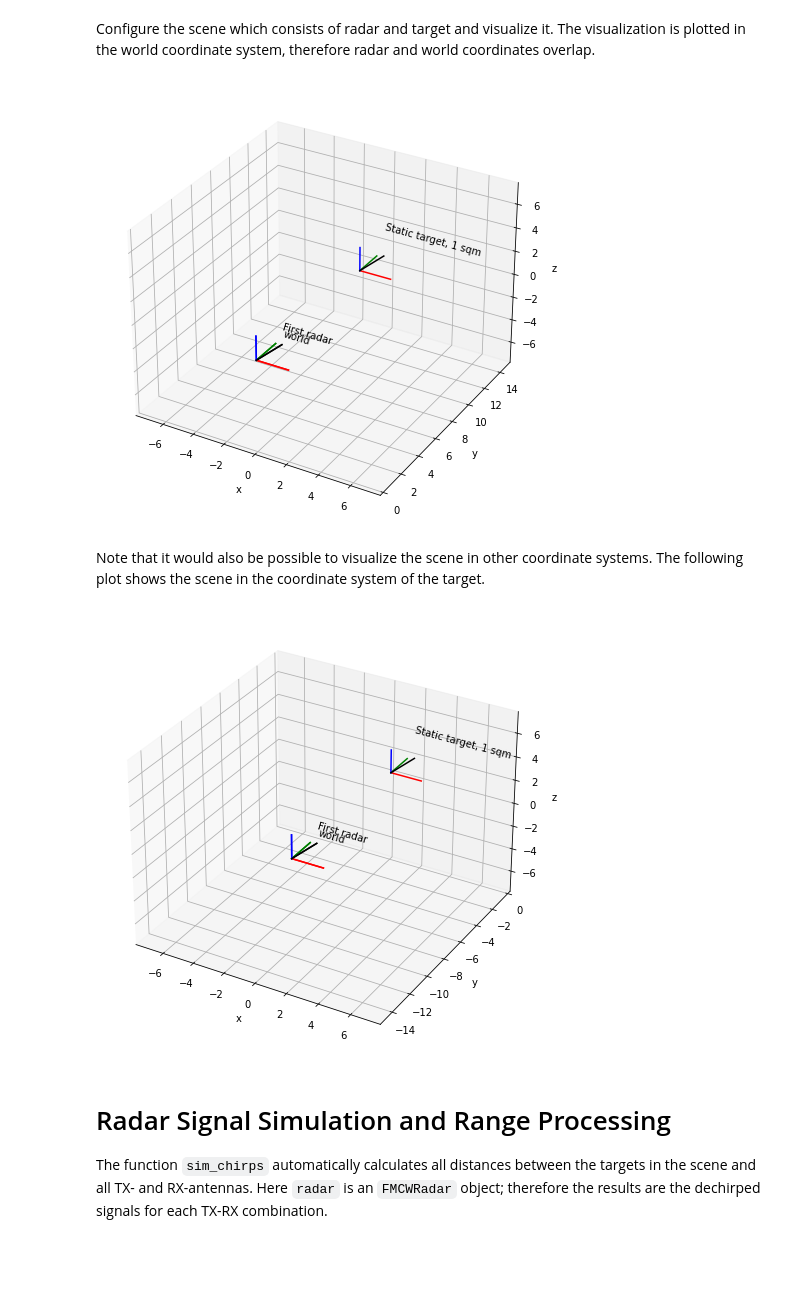
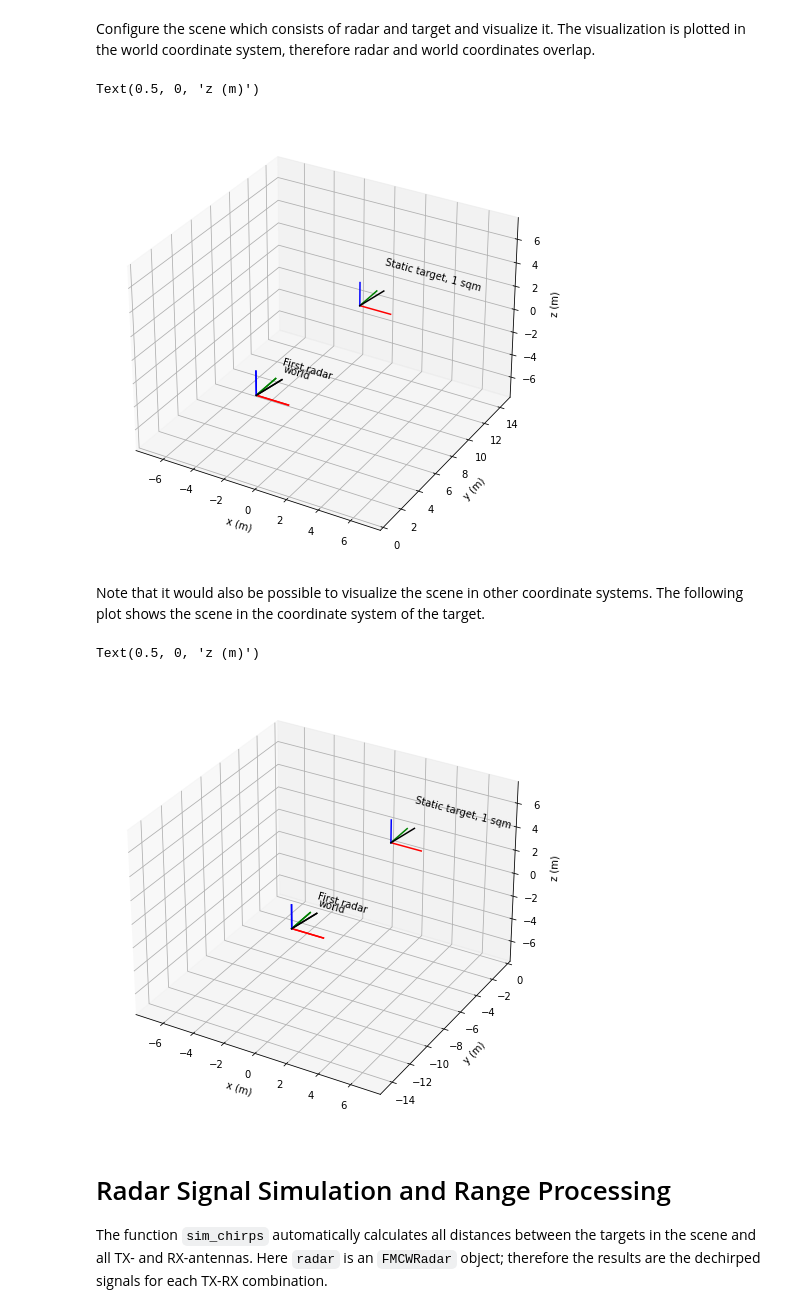
Before and after one commit to rf-eng/scikit-radar, a Jupyter notebook: docs/examples/single_static_target.ipynb, the cells around one changed output. Cells and saved outputs as stored; diff of their text form; code cells hidden in the pictures; blank space fills up the shorter version.

Commit message:
single_static_target.ipynb: Nicer plot and cleanup

````diff
--- a/docs/examples/single_static_target.ipynb
+++ b/docs/examples/single_static_target.ipynb
@@ -35,27 +35,35 @@ Configure the scene which consists of radar and target and visualize it. The vis
 # %%
 scene = skradar.Scene([radar], [target])
 
-fig = plt.figure(1, figsize=(12,8))
+fig = plt.figure(1, figsize=(12, 8))
 plt.clf()
 ax = fig.add_subplot(111, projection='3d')
 ax.set_xlim((-7.5, 7.5))
 ax.set_ylim((0, 15))
 ax.set_zlim((-7.5, 7.5))
 scene.visualize('world', ax, coord_len=2)
+ax.set_xlabel('x (m)')
+ax.set_ylabel('y (m)')
+ax.set_zlabel('z (m)')
 # %% [output]
+Text(0.5, 0, 'z (m)')
-[figure, old version]
+[figure, new version]
 # %% [markdown]
 Note that it would also be possible to visualize the scene in other coordinate systems. The following plot shows the scene in the coordinate system of the target.
 # %%
-fig = plt.figure(2, figsize=(12,8))
+fig = plt.figure(2, figsize=(12, 8))
 plt.clf()
 ax = fig.add_subplot(111, projection='3d')
 ax.set_xlim((-7.5, 7.5))
 ax.set_ylim((-15, 0))
 ax.set_zlim((-7.5, 7.5))
 scene.visualize(target, ax, coord_len=2)
+ax.set_xlabel('x (m)')
+ax.set_ylabel('y (m)')
+ax.set_zlabel('z (m)')
 # %% [output]
+Text(0.5, 0, 'z (m)')
-[figure, old version]
+[figure, new version]
 # %% [markdown]
 # Radar Signal Simulation and Range Processing
 The function ```sim_chirps``` automatically calculates all distances between the targets in the scene and all TX- and RX-antennas. Here ```radar``` is an ```FMCWRadar``` object; therefore the results are the dechirped signals for each TX-RX combination.
````
Also changed, not shown: parts of 6 cells of this notebook.
